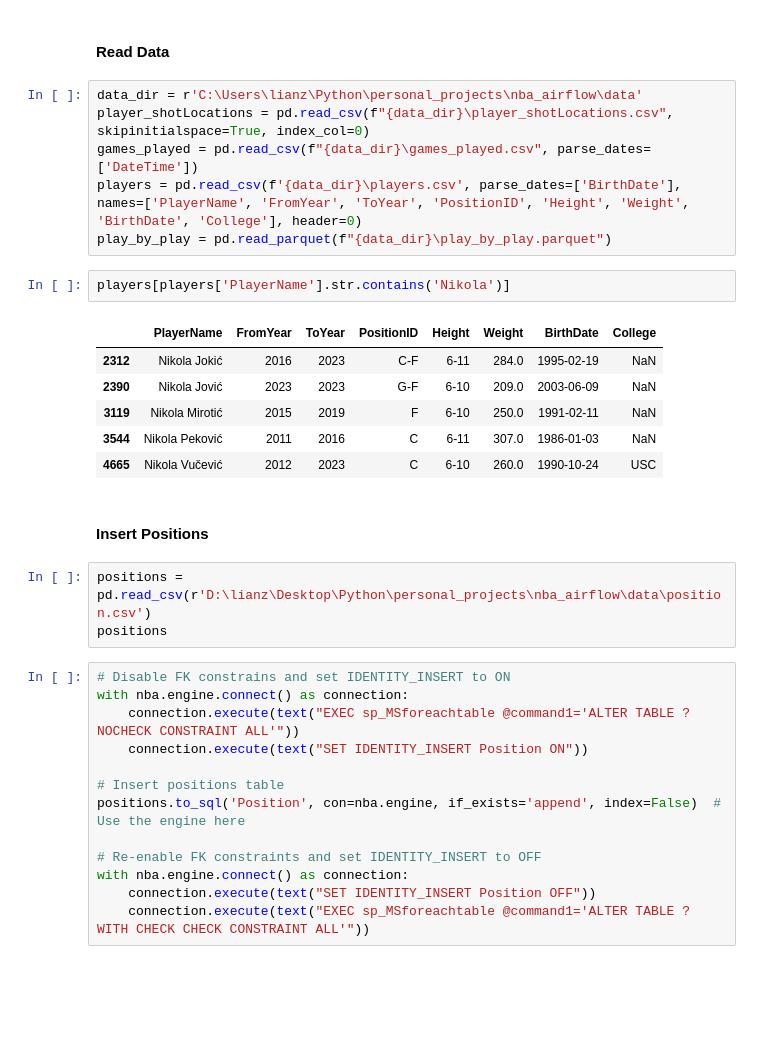
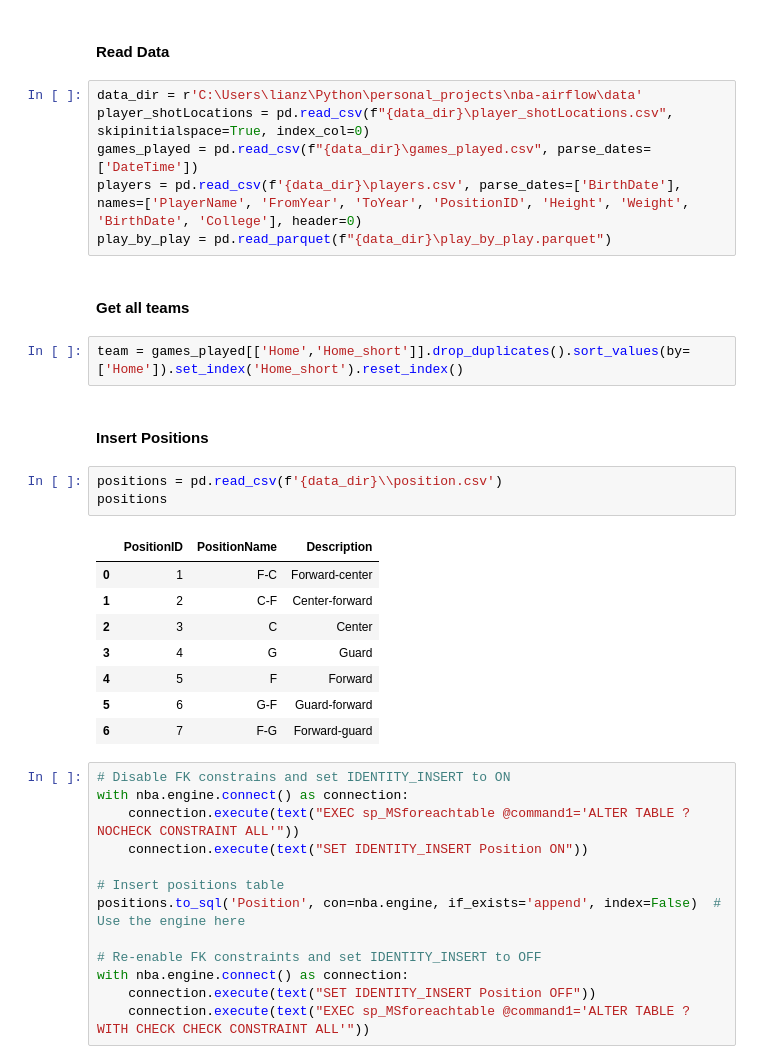
Before and after one commit to dizzydwarfus/Personal_Projects, a Jupyter notebook: nba-airflow/core/sqlalchemyv2.ipynb, the cells around one changed output. Cells and saved outputs as stored; diff of their text form; blank space fills up the shorter version.

```diff
--- a/nba-airflow/core/sqlalchemyv2.ipynb
+++ b/nba-airflow/core/sqlalchemyv2.ipynb
@@ -22,25 +24,29 @@ tempdb = DB(db_name='tempdb')
 # %% [markdown]
 #### Read Data
 # %%
-data_dir = r'C:\Users\lianz\Python\personal_projects\nba_airflow\data'
+data_dir = r'C:\Users\lianz\Python\personal_projects\nba-airflow\data'
 player_shotLocations = pd.read_csv(f"{data_dir}\player_shotLocations.csv", skipinitialspace=True, index_col=0)
 games_played = pd.read_csv(f"{data_dir}\games_played.csv", parse_dates=['DateTime'])
 players = pd.read_csv(f'{data_dir}\players.csv', parse_dates=['BirthDate'], names=['PlayerName', 'FromYear', 'ToYear', 'PositionID', 'Height', 'Weight', 'BirthDate', 'College'], header=0)
 play_by_play = pd.read_parquet(f"{data_dir}\play_by_play.parquet")
-# %%
-players[players['PlayerName'].str.contains('Nikola')]
-# %% [output]
-|  | PlayerName | FromYear | ToYear | PositionID | Height | Weight | BirthDate | College |
-| 2312 | Nikola Jokić | 2016 | 2023 | C-F | 6-11 | 284.0 | 1995-02-19 | NaN |
-| 2390 | Nikola Jović | 2023 | 2023 | G-F | 6-10 | 209.0 | 2003-06-09 | NaN |
-| 3119 | Nikola Mirotić | 2015 | 2019 | F | 6-10 | 250.0 | 1991-02-11 | NaN |
-| 3544 | Nikola Peković | 2011 | 2016 | C | 6-11 | 307.0 | 1986-01-03 | NaN |
-| 4665 | Nikola Vučević | 2012 | 2023 | C | 6-10 | 260.0 | 1990-10-24 | USC |
+# %% [markdown]
+#### Get all teams
+# %%
+team = games_played[['Home','Home_short']].drop_duplicates().sort_values(by=['Home']).set_index('Home_short').reset_index()
 # %% [markdown]
 #### Insert Positions
 # %%
-positions = pd.read_csv(r'D:\lianz\Desktop\Python\personal_projects\nba_airflow\data\position.csv')
+positions = pd.read_csv(f'{data_dir}\\position.csv')
 positions
+# %% [output]
+|  | PositionID | PositionName | Description |
+| 0 | 1 | F-C | Forward-center |
+| 1 | 2 | C-F | Center-forward |
+| 2 | 3 | C | Center |
+| 3 | 4 | G | Guard |
+| 4 | 5 | F | Forward |
+| 5 | 6 | G-F | Guard-forward |
+| 6 | 7 | F-G | Forward-guard |
 # %%
 # Disable FK constrains and set IDENTITY_INSERT to ON
 with nba.engine.connect() as connection:
```
Also changed, not shown: parts of 7 cells of this notebook, 13 other files.
